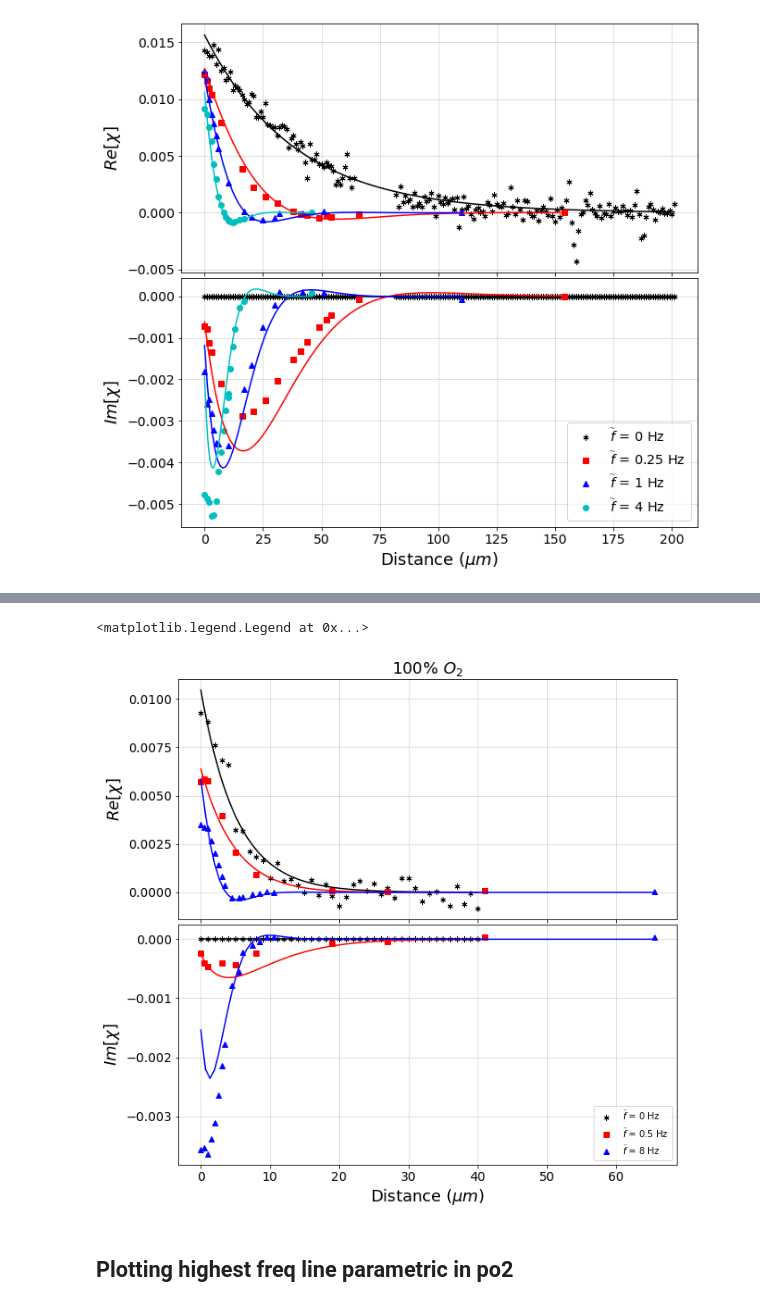
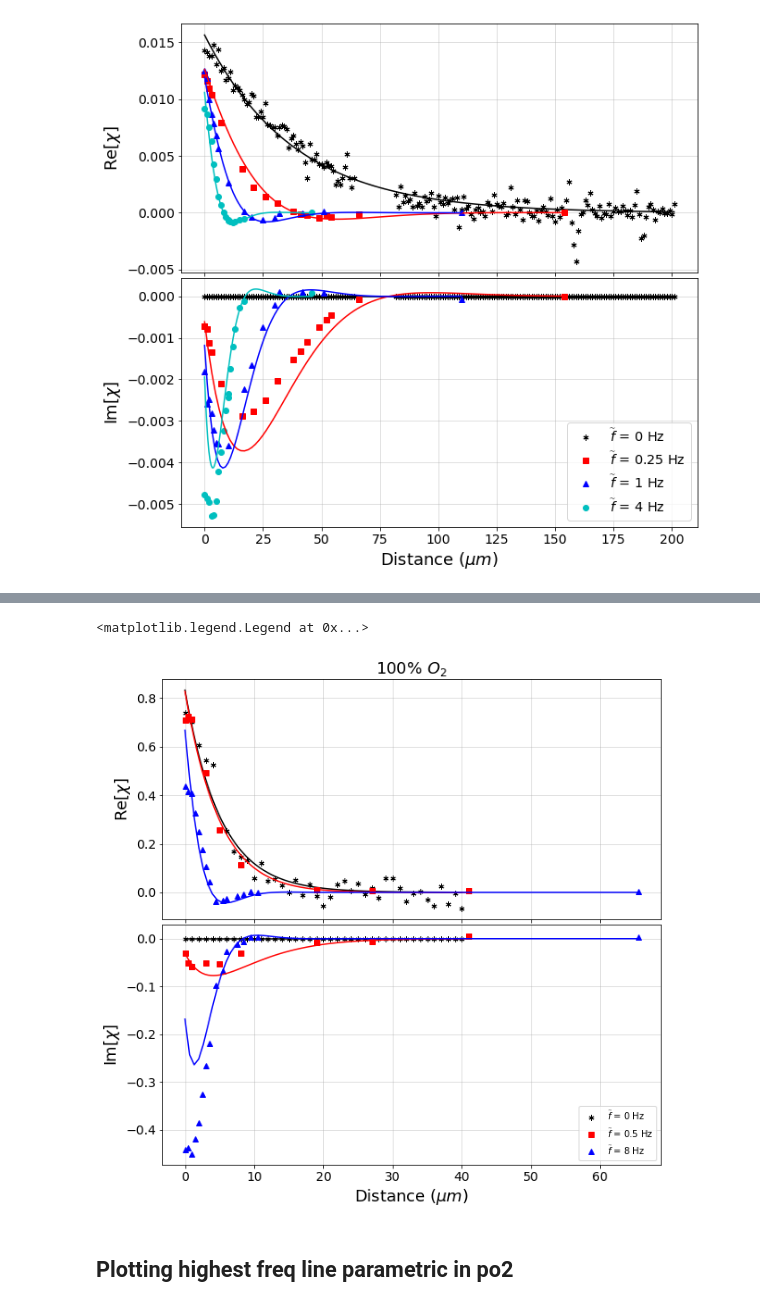
Before and after one commit to BGerwe/Xray-Project, a Jupyter notebook: fr_XAS/Model Fitting/July18 Data V Cont Amp Patterned Model.ipynb, the cells around one changed output, grey strips where cells are left out. Drawn from its saved outputs; the diff is of its cells as text; code cells hidden in the pictures.

```diff
--- a/fr_XAS/Model Fitting/July18 Data V Cont Amp Patterned Model.ipynb
+++ b/fr_XAS/Model Fitting/July18 Data V Cont Amp Patterned Model.ipynb
@@ -65,7 +64,7 @@ def calc_Roo(Ao, tg, xvo, L):
 def calc_Dv(Ao, tg, ld):
     return ld **2 / (Ao * tg)
 # %%
-starts = [[4, 0, 2, 3], [6, 0, 6, 0], [0, 0,2]] # [[0,0,0,0],[0,0,0,0],[0,0,0]]
+starts = [[4, 0, 2, 3], [6, 1, 6, 0], [0, 0,2]] # [[0,0,0,0],[0,0,0,0],[0,0,0]]
 # f = hdf5_io.get_all_datasets('..\\Model Fitting\July18_frXAS_LV_Analyzed', harmonic=1, start_indices=starts)
 f1 = hdf5_io.get_all_datasets('..\\Model Fitting\\July18_frXAS_Py_Analyzed', harmonic=1, start_indices=starts)
 # f2 = hdf5_io.get_all_datasets('..\\Model Fitting\\July18_frXAS_Py_Analyzed', harmonic=2, start_indices=starts)
@@ -145,7 +144,7 @@ for iy in np.arange(sum(sizes[:2])+1, len(data1)):
     if (iy+1) != t_100:
         fit_params[f'amp_{iy+1}'].expr = f'amp_{t_100}'
 # %%
-mini=lmfit.Minimizer(models.objective_fun, fit_params, fcn_args=(x, data1, chi_pattern))
+mini=lmfit.Minimizer(models.objective_fun, fit_params, fcn_args=(x, data1, models.chi_patterned))
 # %%
 out = mini.minimize(method='leastsq')
 # save_fit_report(f'..\\Fit Reports\\LeastSQ_F3_Pinned_Params_AmpDataInit.txt', out, starts)
@@ -185,7 +178,8 @@ tg0 = out.params[f'tg_{DC_ind+2}']
 L0 = out.params[f'L_{DC_ind+2}']
 f0 = out.params[f'f_{DC_ind+2}']
 
-scale = np.abs(chi_pattern(0, amp0, gamma_p0, ld0, tg0, f0, L0))
+#
+scale = np.abs(models.chi_patterned(0, amp0, gamma_p0, ld0, tg0, f0, L0))
 norm = -out.params[f'amp_{DC_ind+2}']/(data1[DC_ind][0]*scale)
 
 
@@ -195,7 +189,7 @@ visualization.plot_chi(axes, x[DC_ind], data1[DC_ind]*norm, color=colors[0],
                        marker=markers[0], ls='',
                        label='$\widetilde{f}$ = ' + str(frequencies[0]) + ' Hz')
 y = np.linspace(0, x[DC_ind][-1], num=100)
-visualization.plot_chi(axes, y, models.dataset_fun(out.params, DC_ind, y, chi_pattern)*norm,
+visualization.plot_chi(axes, y, models.dataset_fun(out.params, DC_ind, y, models.chi_patterned)*norm,
                        color=colors[0], marker='')
 
 for iy in np.arange(1,sizes[0]):
@@ -204,7 +198,7 @@ for iy in np.arange(1,sizes[0]):
                            label='$\widetilde{f}$ = ' + str(frequencies[iy]) + ' Hz')
 for iy in np.arange(1,sizes[0]):
     y = np.linspace(0, x[iy][-1], num=100)
-    visualization.plot_chi(axes, y, models.dataset_fun(out.params, iy, y, chi_pattern),
+    visualization.plot_chi(axes, y, models.dataset_fun(out.params, iy, y, models.chi_patterned),
                            color=colors[iy], marker='')
                            #label=str(frequencies[iy]) + ' Hz')
 
@@ -227,8 +262,9 @@ tg0 = out.params[f'tg_{DC_ind+2}']
 L0 = out.params[f'L_{DC_ind+2}']
 f0 = out.params[f'f_{DC_ind+2}']
 
-scale = np.abs(chi_pattern(0, amp0, gamma_p0, ld0, tg0, f0, L0))
-norm = -out.params[f'amp_{DC_ind+2}']/(data1[DC_ind][0]*scale)
+
+norm = out.params[f'amp_{DC_ind+2}'] / out.params[f'amp_{DC_ind+1}']
+norm = -1 / out.params[f'amp_{DC_ind+1}']
 
 fig, axes = plt.subplots(nrows=2, figsize=(10,10))
 
@@ -237,17 +273,17 @@ visualization.plot_chi(axes, x[DC_ind], data1[DC_ind]*norm, color=colors[0],
                        marker=markers[0], ls='',
                        label='$\widetilde{f}$ = ' + str(frequencies[0]) + ' Hz')
 y = np.linspace(0, x[DC_ind][-1], num=100)
-visualization.plot_chi(axes, y, models.dataset_fun(out.params, DC_ind, y, chi_pattern)*norm,
+visualization.plot_chi(axes, y, models.dataset_fun(out.params, DC_ind, y, models.chi_patterned)*norm,
                        color=colors[0], marker='')
 
 for iy in np.arange(sizes[0]+1,sum(sizes[:2])):
-    visualization.plot_chi(axes, x[iy], data1[iy], color=colors[iy],
+    visualization.plot_chi(axes, x[iy], data1[iy] / np.abs(out.params[f'amp_{iy+1}']), color=colors[iy],
                            marker=markers[iy], ls='',
                            label='$\widetilde{f}$ = ' + str(frequencies[iy]) + ' Hz')
 
 for iy in np.arange(sizes[0]+1,sum(sizes[:2])):
     y = np.linspace(0, x[iy][-1], num=100)
-    visualization.plot_chi(axes, y, models.dataset_fun(out.params, iy, y, chi_pattern),
+    visualization.plot_chi(axes, y, models.dataset_fun(out.params, iy, y, models.chi_patterned) / np.abs(out.params[f'amp_{iy+1}']),
                            color=colors[iy], marker='')
                            #label=str(frequencies[iy]) + ' Hz Fit')
 
@@ -269,36 +305,36 @@ tg0 = out.params[f'tg_{DC_ind+2}']
 L0 = out.params[f'L_{DC_ind+2}']
 f0 = out.params[f'f_{DC_ind+2}']
 
-scale = np.abs(chi_pattern(0, amp0, gamma_p0, ld0, tg0, f0, L0))
-norm = -out.params[f'amp_{DC_ind+2}']/(data1[DC_ind][0]*scale)
 
+norm = out.params[f'amp_{DC_ind+2}'] / out.params[f'amp_{DC_ind+1}']
+norm = -1 / out.params[f'amp_{DC_ind+1}']
 fig, axes = plt.subplots(nrows=2, figsize=(10,10))
 
 
 # Plotting steady-state data, scaled down by a fifth to match other profile amp
 visualization.plot_chi(axes, x[DC_ind], data1[DC_ind]*norm, color=colors[0],
                        marker=markers[0], ls='',
                        label='$\widetilde{f}$ = ' + str(frequencies[0]) + ' Hz')
 y = np.linspace(0, x[DC_ind][-1], num=300)
-visualization.plot_chi(axes, y, models.dataset_fun(out.params, DC_ind, y, chi_pattern)*norm,
+visualization.plot_chi(axes, y, models.dataset_fun(out.params, DC_ind, y, models.chi_patterned)*norm,
                        color=colors[0], marker='')
 
 
 for iy in np.arange(sum(sizes[:2])+1,sum(sizes)):
-    visualization.plot_chi(axes, x[iy], data1[iy], color=colors[iy],
+    visualization.plot_chi(axes, x[iy], data1[iy] / np.abs(out.params[f'amp_{iy+1}']), color=colors[iy],
                            marker=markers[iy], ls='',
                            label='$\widetilde{f}$ = ' + str(frequencies[iy]) + ' Hz')
 for iy in np.arange(sum(sizes[:2])+1,sum(sizes)):
     y = np.linspace(0, x[iy][-1], num=100)
-    visualization.plot_chi(axes, y, models.dataset_fun(out.params, iy, y, chi_pattern),
+    visualization.plot_chi(axes, y, models.dataset_fun(out.params, iy, y, models.chi_patterned) / np.abs(out.params[f'amp_{iy+1}']),
                            color=colors[iy], marker='')
                            #label=str(frequencies[iy]) + ' Hz Fit')
 
 axes[0].set_title('100% $O_2$', fontsize=18)
 fig.subplots_adjust(hspace=0.02)
 plt.legend()
 # plt.show()
 # plt.savefig(r'..\\frXAS Paper Figures\\Plots\\Pattern Amp Model wo yd 100%O2.png', dpi=400, bbox_inches='tight')
 # %% [output]
 <matplotlib.legend.Legend at 0x...>
-[figure, old version]
+[figure, new version]
```
Also changed, not shown: parts of 6 cells of this notebook, 3 other files.
